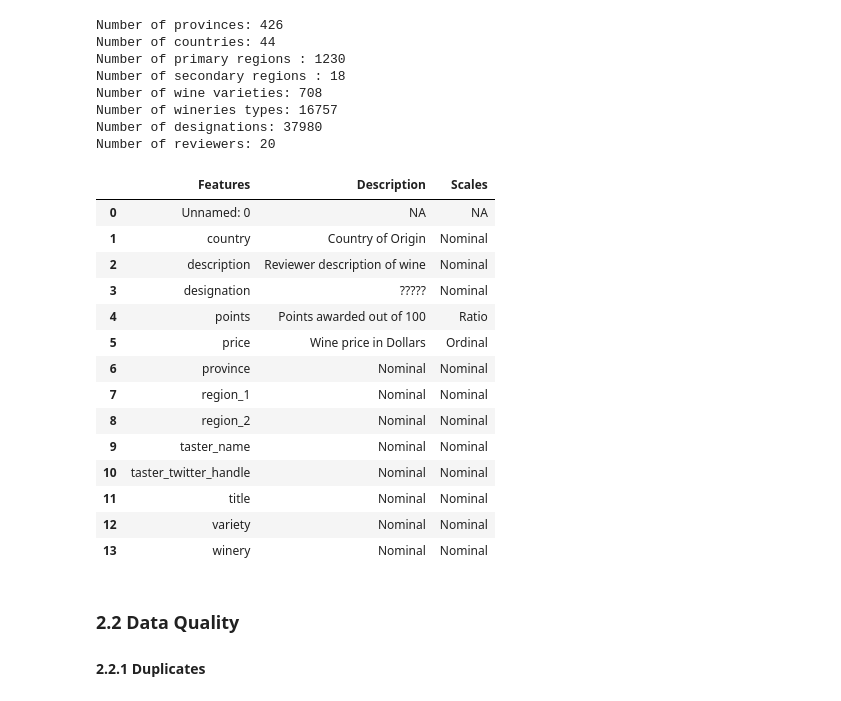
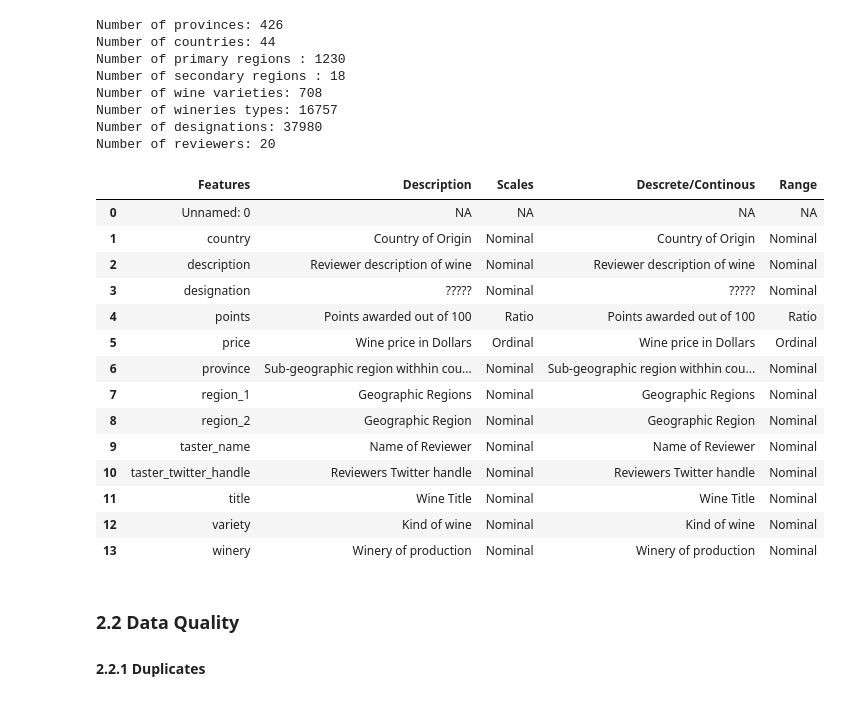
Before and after one commit to fcorral97/ML-Lab1, a Jupyter notebook: Lab1-pointsprediction.ipynb, the cells around one changed output. Cells and saved outputs as stored; diff of their text form; code cells hidden in the pictures.

```diff
--- a/Lab1-pointsprediction.ipynb
+++ b/Lab1-pointsprediction.ipynb
@@ -65,27 +65,28 @@ Number of reviewers: 20
 # %%
 data_des = pd.DataFrame()
 
 data_des['Features'] = df.columns
-data_des['Description'] = ["NA","Country of Origin","Reviewer description of wine","?????", "Points awarded out of 100", "Wine price in Dollars" ,"Sub-geographic region withhin country" ,"Geographic Regions" ,"Geographic Region" ,"Name of " ,"Nominal" ,"Nominal" ,"Nominal" ,"Nominal"]
+data_des['Description'] = ["NA","Country of Origin","Reviewer description of wine","?????", "Points awarded out of 100", "Wine price in Dollars" ,"Sub-geographic region withhin country" ,"Geographic Regions" ,"Geographic Region" ,"Name of Reviewer" ,"Reviewers Twitter handle" ,"Wine Title" ,"Kind of wine" ,"Winery of production"]
 data_des['Scales'] = ["NA","Nominal","Nominal","Nominal", "Ratio", "Ordinal" ,"Nominal" ,"Nominal" ,"Nominal" ,"Nominal" ,"Nominal" ,"Nominal" ,"Nominal" ,"Nominal"]
-
+data_des['Descrete/Continous'] = ["NA","Country of Origin","Reviewer description of wine","?????", "Points awarded out of 100", "Wine price in Dollars" ,"Sub-geographic region withhin country" ,"Geographic Regions" ,"Geographic Region" ,"Name of Reviewer" ,"Reviewers Twitter handle" ,"Wine Title" ,"Kind of wine" ,"Winery of production"]
+data_des['Range'] = ["NA","Nominal","Nominal","Nominal", "Ratio", "Ordinal" ,"Nominal" ,"Nominal" ,"Nominal" ,"Nominal" ,"Nominal" ,"Nominal" ,"Nominal" ,"Nominal"]
 data_des
 # %% [output]
-|  | Features | Description | Scales |
-| 0 | Unnamed: 0 | NA | NA |
-| 1 | country | Country of Origin | Nominal |
-| 2 | description | Reviewer description of wine | Nominal |
-| 3 | designation | ????? | Nominal |
-| 4 | points | Points awarded out of 100 | Ratio |
-| 5 | price | Wine price in Dollars | Ordinal |
-| 6 | province | Nominal | Nominal |
-| 7 | region_1 | Nominal | Nominal |
-| 8 | region_2 | Nominal | Nominal |
-| 9 | taster_name | Nominal | Nominal |
-| 10 | taster_twitter_handle | Nominal | Nominal |
-| 11 | title | Nominal | Nominal |
-| 12 | variety | Nominal | Nominal |
-| 13 | winery | Nominal | Nominal |
+|  | Features | Description | Scales | Descrete/Continous | Range |
+| 0 | Unnamed: 0 | NA | NA | NA | NA |
+| 1 | country | Country of Origin | Nominal | Country of Origin | Nominal |
+| 2 | description | Reviewer description of wine | Nominal | Reviewer description of wine | Nominal |
+| 3 | designation | ????? | Nominal | ????? | Nominal |
+| 4 | points | Points awarded out of 100 | Ratio | Points awarded out of 100 | Ratio |
+| 5 | price | Wine price in Dollars | Ordinal | Wine price in Dollars | Ordinal |
+| 6 | province | Sub-geographic region withhin cou... | Nominal | Sub-geographic region withhin cou... | Nominal |
+| 7 | region_1 | Geographic Regions | Nominal | Geographic Regions | Nominal |
+| 8 | region_2 | Geographic Region | Nominal | Geographic Region | Nominal |
+| 9 | taster_name | Name of Reviewer | Nominal | Name of Reviewer | Nominal |
+| 10 | taster_twitter_handle | Reviewers Twitter handle | Nominal | Reviewers Twitter handle | Nominal |
+| 11 | title | Wine Title | Nominal | Wine Title | Nominal |
+| 12 | variety | Kind of wine | Nominal | Kind of wine | Nominal |
+| 13 | winery | Winery of production | Nominal | Winery of production | Nominal |
 # %% [markdown]
 ### 2.2 Data Quality
 
```
Also changed, not shown: parts of 2 cells of this notebook.
